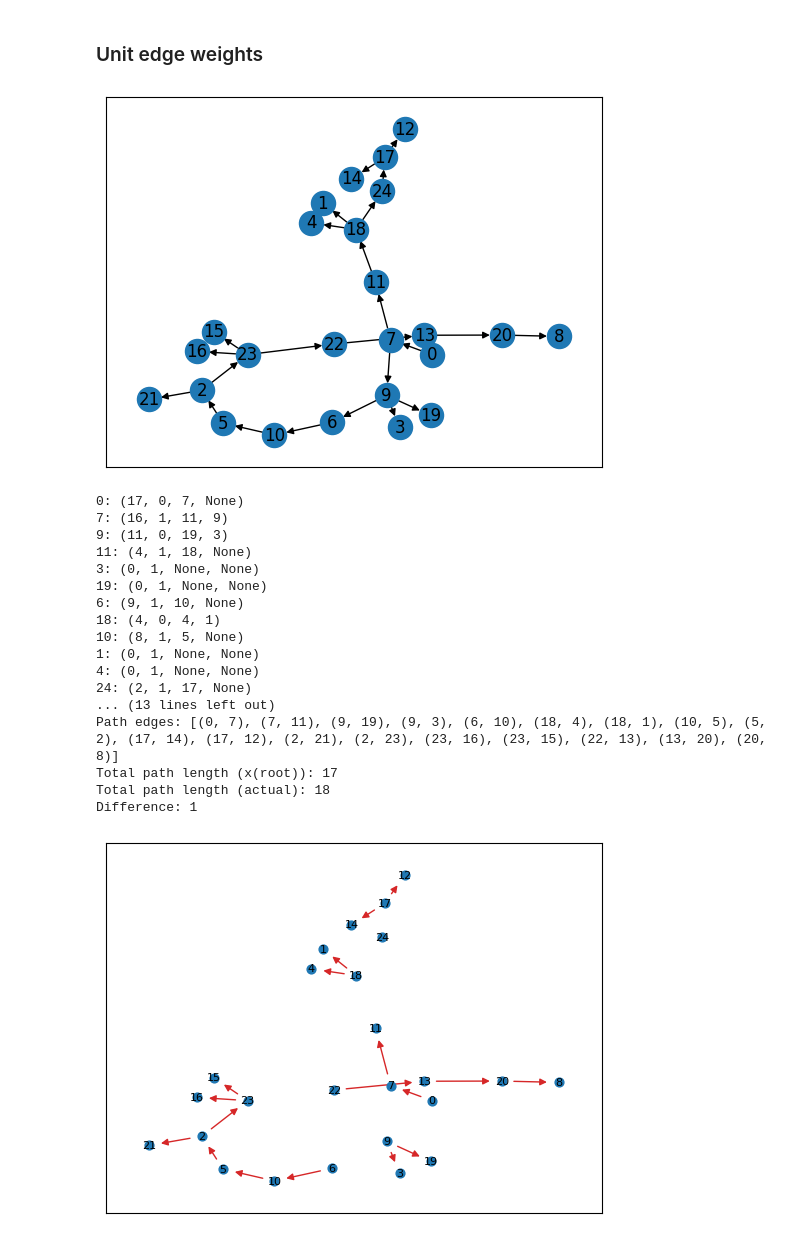
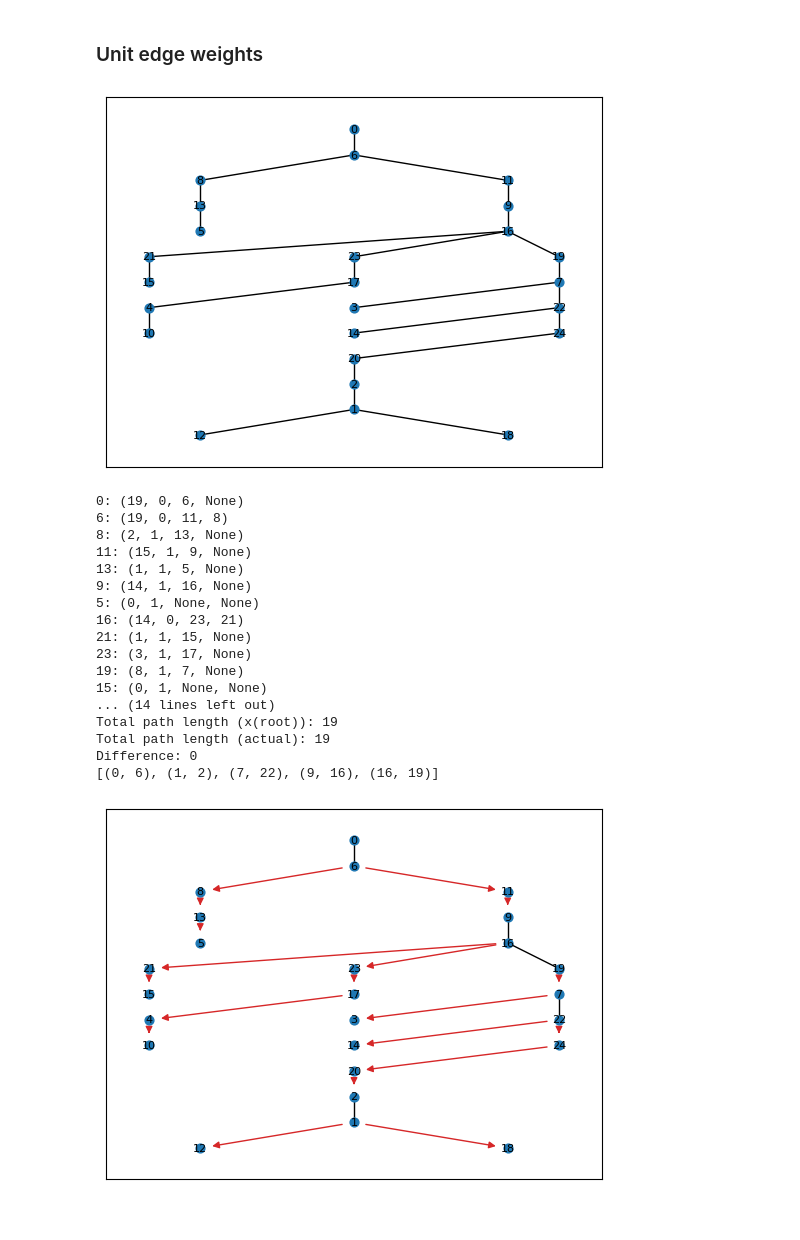
Before and after one commit to JulesGB/MeanFieldLastPassagePercolation, a Jupyter notebook: tree_cover.ipynb, the cells around one changed output. Cells and saved outputs as stored; diff of their text form; code cells hidden in the pictures.

Commit message:
added hierarchy.py and streamlined tree drawing

```diff
--- a/tree_cover.ipynb
+++ b/tree_cover.ipynb
@@ -8,12 +9,19 @@ import utility as util
 # %% [markdown]
 # Testing Tree Path Covers
 # %%
-def draw_path_cover(tree, layout):
-    path = util.path_cover(tree)
+def draw_tree(tree, layout, draw_path=True):
     nx.draw_networkx_nodes(tree, pos=layout, node_size=40)
     nx.draw_networkx_labels(tree, pos=layout, font_size=8)
-    nx.draw_networkx_edges(nx.DiGraph(tree), pos=layout, edgelist=path, edge_color="tab:red", arrows=True)
-    #nx.draw_networkx_edges(tree, pos=layout, edgelist=[x for x in tree.edges() if x not in path])
+
+    if draw_path:
+        path_cover=util.path_cover(tree)
+        nx.draw_networkx_edges(nx.DiGraph(tree), pos=layout, edgelist=path_cover, edge_color="tab:red", arrows=True)
+
+        other_edges = [(u,v) for u,v in tree.edges() if (u,v) not in path_cover and (v,u) not in path_cover]
+        print(other_edges)
+        nx.draw_networkx_edges(tree, pos=layout, edgelist=other_edges)
+    else:
+        nx.draw_networkx_edges(tree, pos=layout)
 # %% [markdown]
 ### Random tree with edge weights in [0,1)
 # %%
@@ -74,33 +82,34 @@ nx.get_edge_attributes(tree, 'weight')
 # %%
 ones_tree = nx.random_labeled_tree(n)
 for s,t in ones_tree.edges():
     ones_tree[s][t]['weight'] = 1
 
-ones_layout = nx.spring_layout(ones_tree)
-nx.draw_networkx(nx.bfs_tree(ones_tree, 0), pos=ones_layout)
+#ones_layout = nx.spring_layout(ones_tree)
+ones_layout = hierarchye_pos(ones_tree, 0)
+draw_tree(ones_tree, ones_layout, draw_path=False)
 # %% [output]
-[figure, old version]
+[figure, new version]
 # %%
-draw_path_cover(ones_tree, ones_layout)
+draw_tree(ones_tree, ones_layout)
 # %% [output]
-0: (17, 0, 7, None)
-7: (16, 1, 11, 9)
-9: (11, 0, 19, 3)
-11: (4, 1, 18, None)
-3: (0, 1, None, None)
-19: (0, 1, None, None)
-6: (9, 1, 10, None)
-18: (4, 0, 4, 1)
-10: (8, 1, 5, None)
-1: (0, 1, None, None)
-4: (0, 1, None, None)
-24: (2, 1, 17, None)
-... (13 lines left out)
-Path edges: [(0, 7), (7, 11), (9, 19), (9, 3), (6, 10), (18, 4), (18, 1), (10, 5), (5, 2), (17, 14), (17, 12), (2, 21), (2, 23), (23, 16), (23, 15), (22, 13), (13, 20), (20, 8)]
-Total path length (x(root)): 17
-Total path length (actual): 18
-Difference: 1
+0: (19, 0, 6, None)
+6: (19, 0, 11, 8)
+8: (2, 1, 13, None)
+11: (15, 1, 9, None)
+13: (1, 1, 5, None)
+9: (14, 1, 16, None)
+5: (0, 1, None, None)
+16: (14, 0, 23, 21)
+21: (1, 1, 15, None)
+23: (3, 1, 17, None)
+19: (8, 1, 7, None)
+15: (0, 1, None, None)
+... (14 lines left out)
+Total path length (x(root)): 19
+Total path length (actual): 19
+Difference: 0
+[(0, 6), (1, 2), (7, 22), (9, 16), (16, 19)]
-[figure, old version]
+[figure, new version]
 # %%
 util.path_cover_two(ones_tree)
 # %% [output]
```
Also changed, not shown: parts of 5 cells of this notebook, 1 other file.
